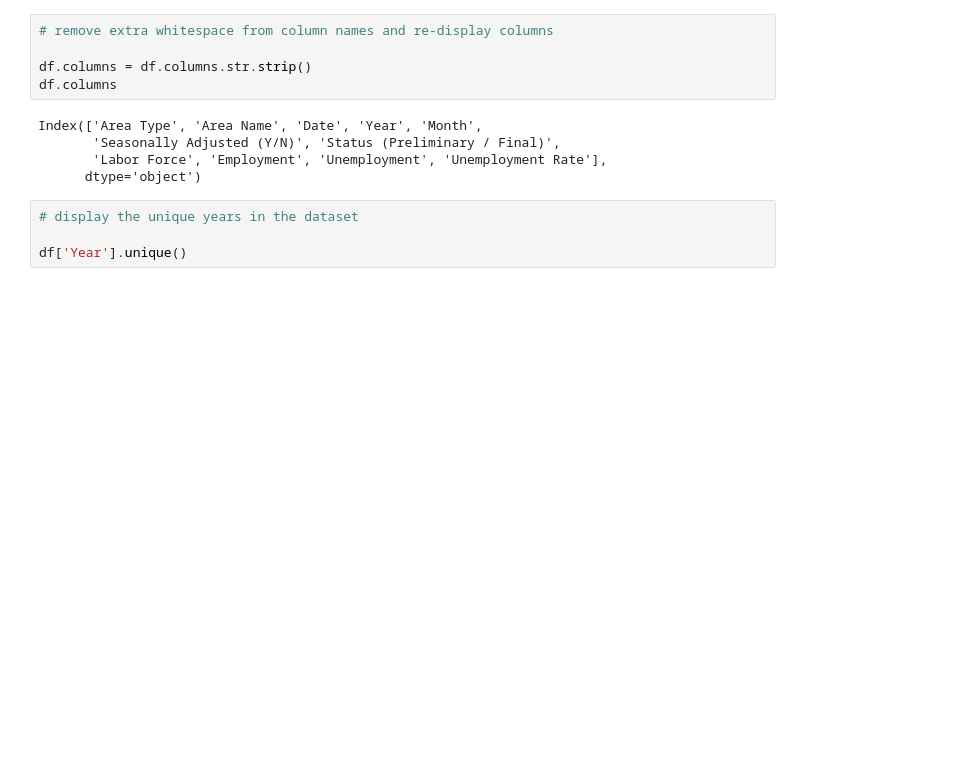
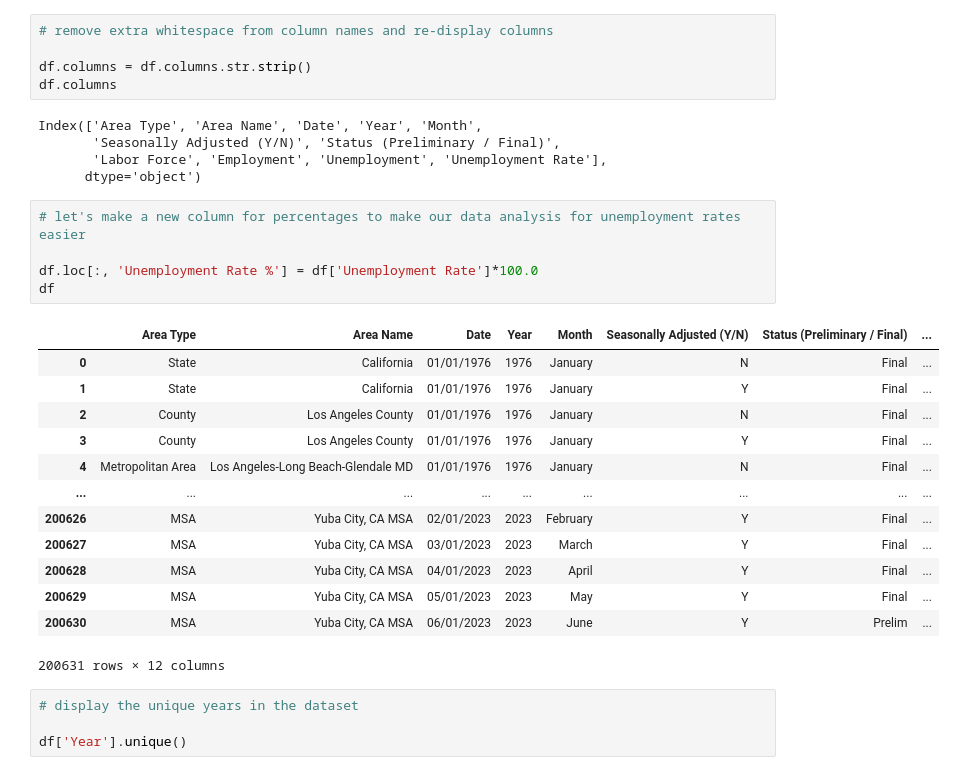
Before and after one commit to Tinashe-04/LocalAreaUnemploymentStatistics, a Jupyter notebook: Local Area Unemployment Stats.ipynb, the cells around one changed output. Saved outputs shown, nothing was run; the diff lists cells and outputs as text; blank space fills up the shorter version.

```diff
--- a/Local Area Unemployment Stats.ipynb
+++ b/Local Area Unemployment Stats.ipynb
@@ -48,6 +49,25 @@ Index(['Area Type', 'Area Name', 'Date', 'Year', 'Month',
        'Seasonally Adjusted (Y/N)', 'Status (Preliminary / Final)',
        'Labor Force', 'Employment', 'Unemployment', 'Unemployment Rate'],
       dtype='object')
+# %%
+# let's make a new column for percentages to make our data analysis for unemployment rates easier
+
+df.loc[:, 'Unemployment Rate %'] = df['Unemployment Rate']*100.0
+df
+# %% [output]
+|  | Area Type | Area Name | Date | Year | Month | Seasonally Adjusted (Y/N) | Status (Preliminary / Final) | ... |
+| 0 | State | California | 01/01/1976 | 1976 | January | N | Final | ... |
+| 1 | State | California | 01/01/1976 | 1976 | January | Y | Final | ... |
+| 2 | County | Los Angeles County | 01/01/1976 | 1976 | January | N | Final | ... |
+| 3 | County | Los Angeles County | 01/01/1976 | 1976 | January | Y | Final | ... |
+| 4 | Metropolitan Area | Los Angeles-Long Beach-Glendale MD | 01/01/1976 | 1976 | January | N | Final | ... |
+| ... | ... | ... | ... | ... | ... | ... | ... | ... |
+| 200626 | MSA | Yuba City, CA MSA | 02/01/2023 | 2023 | February | Y | Final | ... |
+| 200627 | MSA | Yuba City, CA MSA | 03/01/2023 | 2023 | March | Y | Final | ... |
+| 200628 | MSA | Yuba City, CA MSA | 04/01/2023 | 2023 | April | Y | Final | ... |
+| 200629 | MSA | Yuba City, CA MSA | 05/01/2023 | 2023 | May | Y | Final | ... |
+| 200630 | MSA | Yuba City, CA MSA | 06/01/2023 | 2023 | June | Y | Prelim | ... |
+200631 rows × 12 columns
 # %%
 # display the unique years in the dataset
 
```
Also changed, not shown: parts of 9 cells of this notebook.
